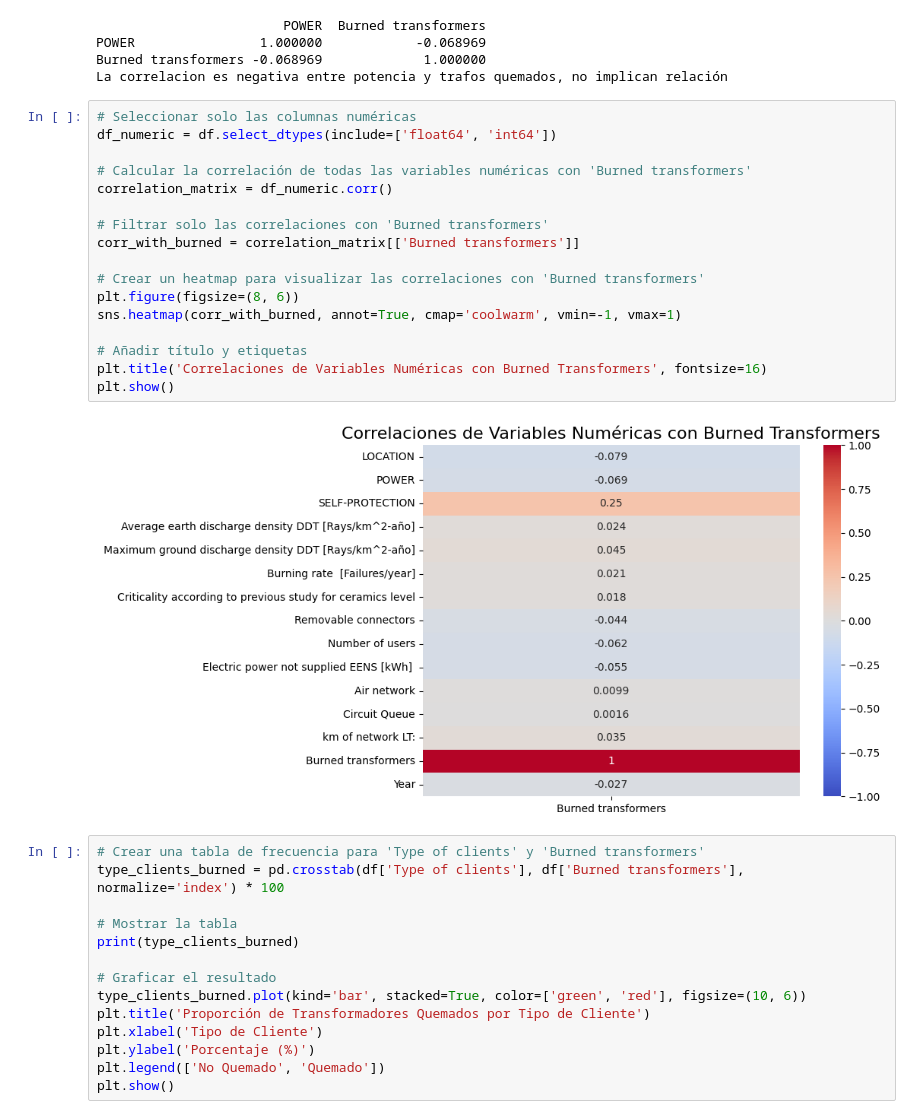
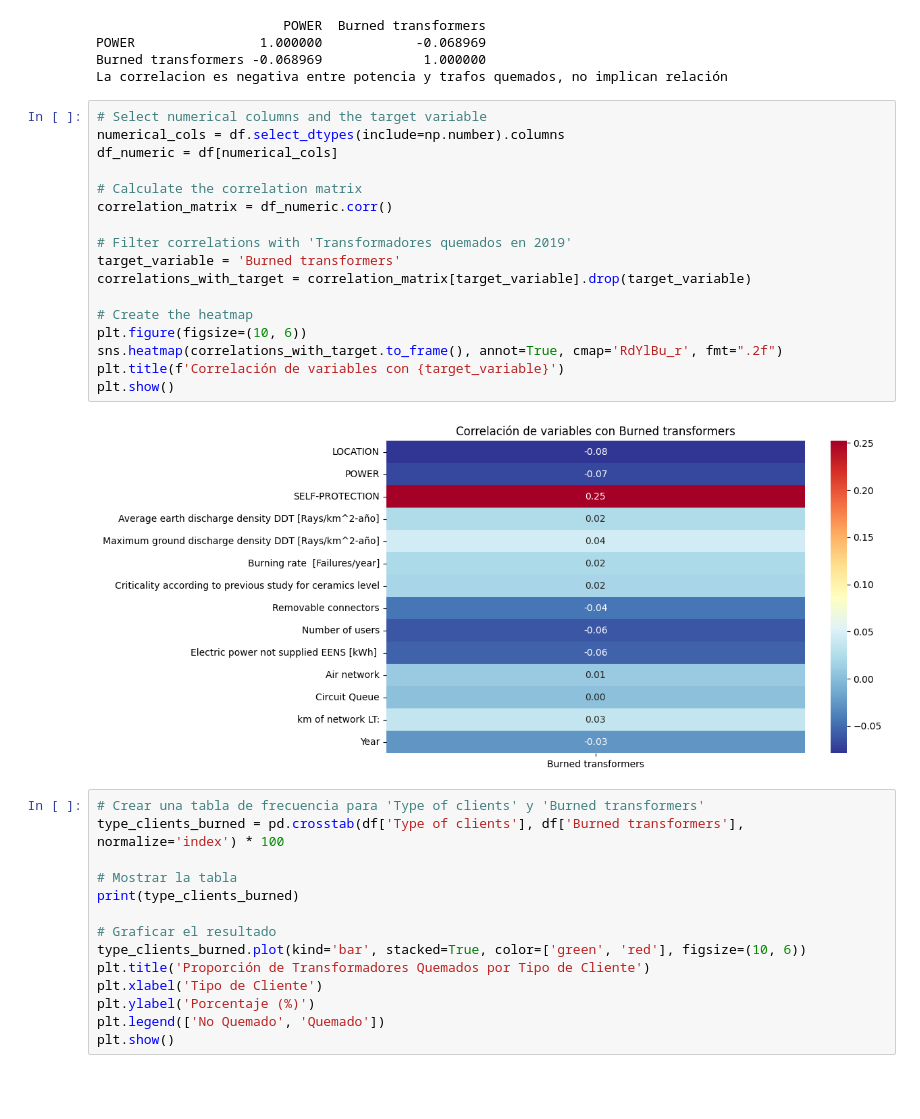
Before and after one commit to theguilleoc/TrafosDistriColombia, a Jupyter notebook: TestingTrafo.ipynb, the cells around one changed output. Saved outputs shown, nothing was run; the diff lists cells and outputs as text; blank space fills up the shorter version.

```diff
--- a/TestingTrafo.ipynb
+++ b/TestingTrafo.ipynb
@@ -197,25 +198,25 @@ print('La correlacion es negativa entre potencia y trafos quemados, no implican
 POWER                1.000000            -0.068969
 Burned transformers -0.068969             1.000000
 La correlacion es negativa entre potencia y trafos quemados, no implican relación
-# %%
-# Seleccionar solo las columnas numéricas
-df_numeric = df.select_dtypes(include=['float64', 'int64'])
-
-# Calcular la correlación de todas las variables numéricas con 'Burned transformers'
-correlation_matrix = df_numeric.corr()
-
-# Filtrar solo las correlaciones con 'Burned transformers'
-corr_with_burned = correlation_matrix[['Burned transformers']]
-
-# Crear un heatmap para visualizar las correlaciones con 'Burned transformers'
-plt.figure(figsize=(8, 6))
-sns.heatmap(corr_with_burned, annot=True, cmap='coolwarm', vmin=-1, vmax=1)
-
-# Añadir título y etiquetas
-plt.title('Correlaciones de Variables Numéricas con Burned Transformers', fontsize=16)
-plt.show()
-# %% [output]
-[figure, removed]
+# %%
+# Select numerical columns and the target variable
+numerical_cols = df.select_dtypes(include=np.number).columns
+df_numeric = df[numerical_cols]
+
+# Calculate the correlation matrix
+correlation_matrix = df_numeric.corr()
+
+# Filter correlations with 'Transformadores quemados en 2019'
+target_variable = 'Burned transformers'
+correlations_with_target = correlation_matrix[target_variable].drop(target_variable)
+
+# Create the heatmap
+plt.figure(figsize=(10, 6))
+sns.heatmap(correlations_with_target.to_frame(), annot=True, cmap='RdYlBu_r', fmt=".2f")
+plt.title(f'Correlación de variables con {target_variable}')
+plt.show()
+# %% [output]
+[figure, added]
 # %%
 # Crear una tabla de frecuencia para 'Type of clients' y 'Burned transformers'
 type_clients_burned = pd.crosstab(df['Type of clients'], df['Burned transformers'], normalize='index') * 100
```
Also changed, not shown: parts of 2 cells of this notebook.
